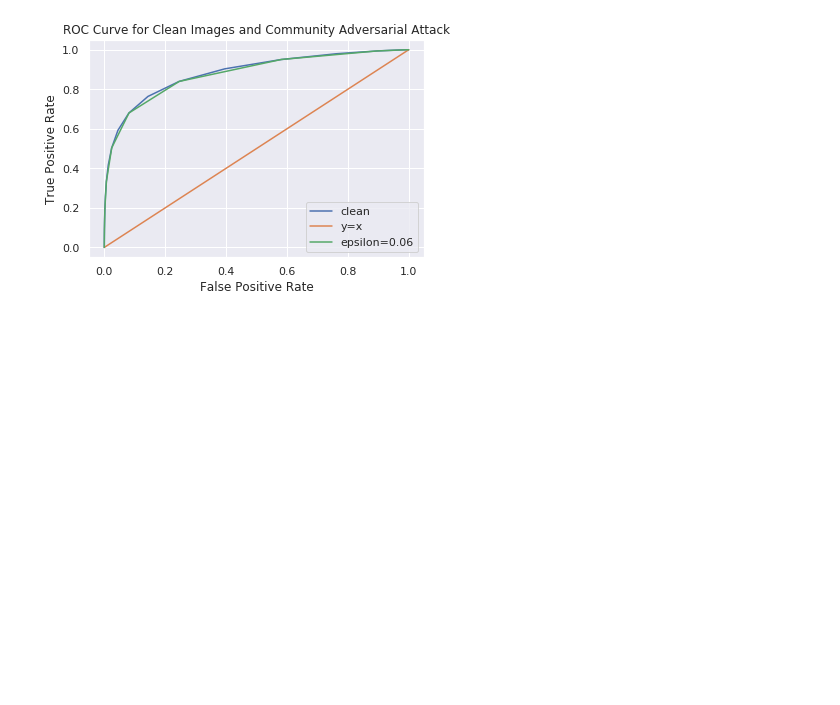
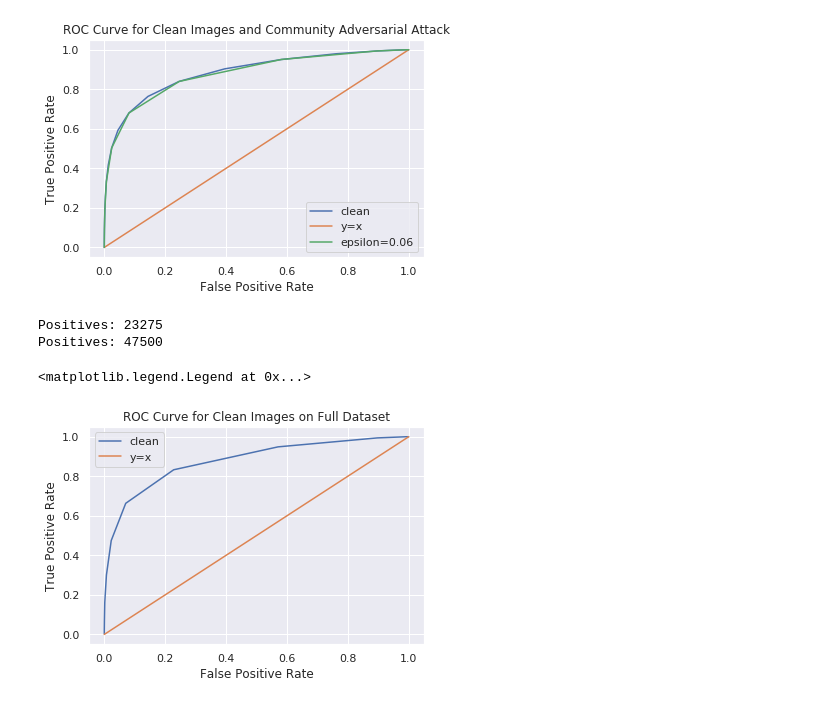
Before and after one commit to psturmfels/adversarial_faces, a Jupyter notebook: notebooks/roc_curve.ipynb, the cells around one changed output. Drawn from its saved outputs; the diff is of its cells as text; code cells hidden in the pictures; blank space fills up the shorter version.

Commit message:
roc curve with a single random identity

```diff
--- a/notebooks/roc_curve.ipynb
+++ b/notebooks/roc_curve.ipynb
@@ -94,3 +94,23 @@ Positives: 31925134
 Positives: 31798999
 Text(0.5, 1.0, 'ROC Curve for Clean Images and Community Adversarial Attack')
 [figure]
+# %%
+with h5py.File("../results/roc_curve_test_preprocessed_sampled_community_naive_same_epsilon_0.02_random_identity.txt", 'r') as f:
+    tprs = f['tprs'][:]
+    fprs = f['fprs'][:]
+    print("Positives:", len(f['positive']))
+    print("Negatives:", len(f['negative']))
+
+plt.plot(fprs, tprs, label="clean")
+
+plt.plot(np.arange(0.0, 1.1, 0.1), np.arange(0.0, 1.1, 0.1), label="y=x")
+
+plt.ylabel("True Positive Rate")
+plt.xlabel("False Positive Rate")
+plt.title("ROC Curve for Clean Images on Full Dataset")
+plt.legend()
+# %% [output]
+Positives: 23275
+Positives: 47500
+<matplotlib.legend.Legend at 0x...>
+[figure, added]
```
Also changed, not shown: 1 other file.
